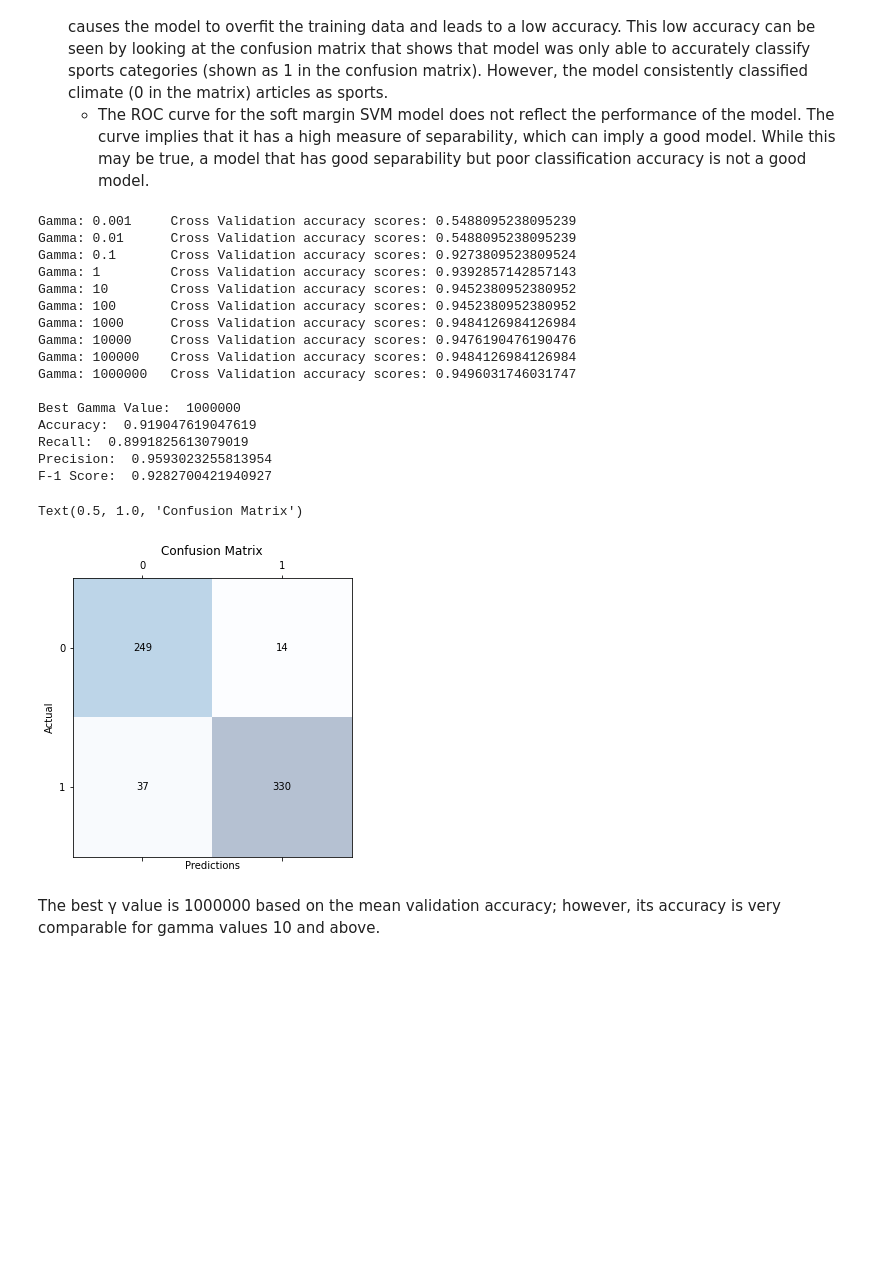
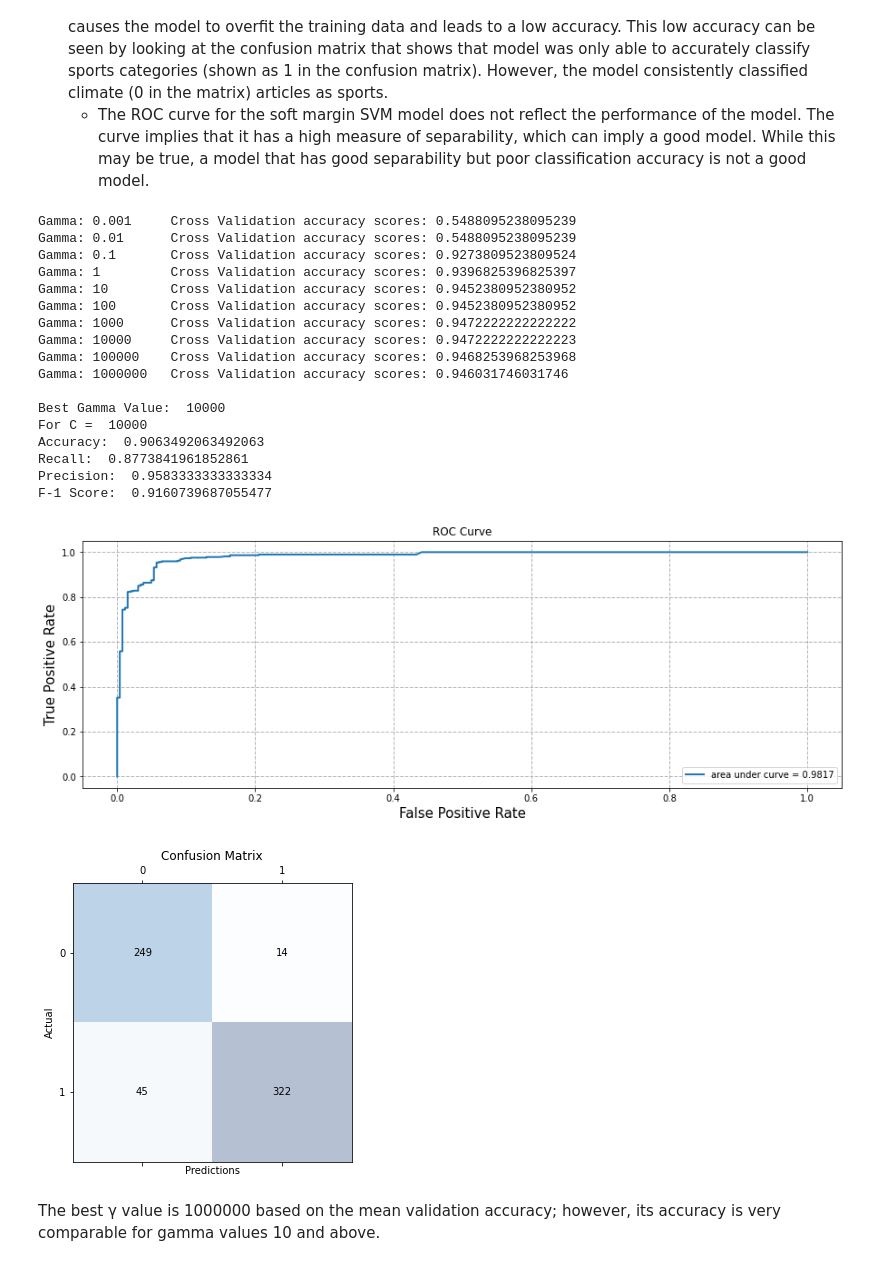
Before and after one commit to stang126/ECE-219-Large-Scale-Data-Mining, a Jupyter notebook: Project 1 Code.ipynb, the cells around one changed output. Cells and saved outputs as stored; diff of their text form; code cells hidden in the pictures; blank space fills up the shorter version.

```diff
--- a/Project 1 Code.ipynb
+++ b/Project 1 Code.ipynb
@@ -317,46 +317,36 @@ F-1 Score:  0.9145299145299146
 # %%
 from sklearn.model_selection import GridSearchCV
 param_grid = {'C': [0.001, 0.01, 0.1, 1, 10, 100, 1000, 10000, 100000, 1000000],
               'kernel': ['linear']}
 SVM=svm.SVC(random_state=42)
 grid = GridSearchCV(SVM, param_grid, cv=5, refit = True, scoring='accuracy',n_jobs=-1)
 grid.fit(train_trunc, train['binary_root_label'])
 grid_predictions = grid.predict(test_trunc)
 
 c_values= [0.001, 0.01, 0.1, 1, 10, 100, 1000, 10000, 100000, 1000000]
 for i in range(len(c_values)):
     print('Gamma: %s \t Cross Validation accuracy scores: %s' % (c_values[i],grid.cv_results_['mean_test_score'][i]))
 print("\nBest Gamma Value: ", grid.best_params_['C'])
-print('Accuracy: ', metrics.accuracy_score(test['binary_root_label'], grid_predictions))
-print('Recall: ', metrics.recall_score(test['binary_root_label'], grid_predictions))
-print('Precision: ', metrics.precision_score(test['binary_root_label'], grid_predictions))
-print('F-1 Score: ', metrics.f1_score(test['binary_root_label'], grid_predictions))
-conf_matrix = metrics.confusion_matrix(test['binary_root_label'], grid_predictions) # plot confusion matrix
-plt.matshow(conf_matrix, cmap=plt.cm.Blues, alpha=0.3)
-for i in range(conf_matrix.shape[0]):
-    for j in range(conf_matrix.shape[1]):
-        plt.text(x=j, y=i,s=conf_matrix[i, j], va='center', ha='center')
-plt.xlabel('Predictions')
-plt.ylabel('Actual')
-plt.title('Confusion Matrix')
+train_SVM(grid.best_params_['C'], train_trunc, train['binary_root_label'], test_trunc, test['binary_root_label'])
 # %% [output]
 Gamma: 0.001     Cross Validation accuracy scores: 0.5488095238095239
 Gamma: 0.01      Cross Validation accuracy scores: 0.5488095238095239
 Gamma: 0.1       Cross Validation accuracy scores: 0.9273809523809524
-Gamma: 1         Cross Validation accuracy scores: 0.9392857142857143
+Gamma: 1         Cross Validation accuracy scores: 0.9396825396825397
 Gamma: 10        Cross Validation accuracy scores: 0.9452380952380952
 Gamma: 100       Cross Validation accuracy scores: 0.9452380952380952
-Gamma: 1000      Cross Validation accuracy scores: 0.9484126984126984
-Gamma: 10000     Cross Validation accuracy scores: 0.9476190476190476
-Gamma: 100000    Cross Validation accuracy scores: 0.9484126984126984
-Gamma: 1000000   Cross Validation accuracy scores: 0.9496031746031747
+Gamma: 1000      Cross Validation accuracy scores: 0.9472222222222222
+Gamma: 10000     Cross Validation accuracy scores: 0.9472222222222223
+Gamma: 100000    Cross Validation accuracy scores: 0.9468253968253968
+Gamma: 1000000   Cross Validation accuracy scores: 0.946031746031746
 
-Best Gamma Value:  1000000
-Accuracy:  0.919047619047619
-Recall:  0.8991825613079019
-Precision:  0.9593023255813954
-F-1 Score:  0.9282700421940927
+Best Gamma Value:  10000
+For C =  10000
+Accuracy:  0.9063492063492063
+Recall:  0.8773841961852861
+Precision:  0.9583333333333334
+F-1 Score:  0.9160739687055477
-Text(0.5, 1.0, 'Confusion Matrix')
-[figure, old version]
+[figure, new version]
+[figure, added]
 # %% [markdown]
 The best γ value is 1000000 based on the mean validation accuracy; however, its accuracy is very comparable for gamma values 10 and above.
```
Also changed, not shown: parts of 12 cells of this notebook.
